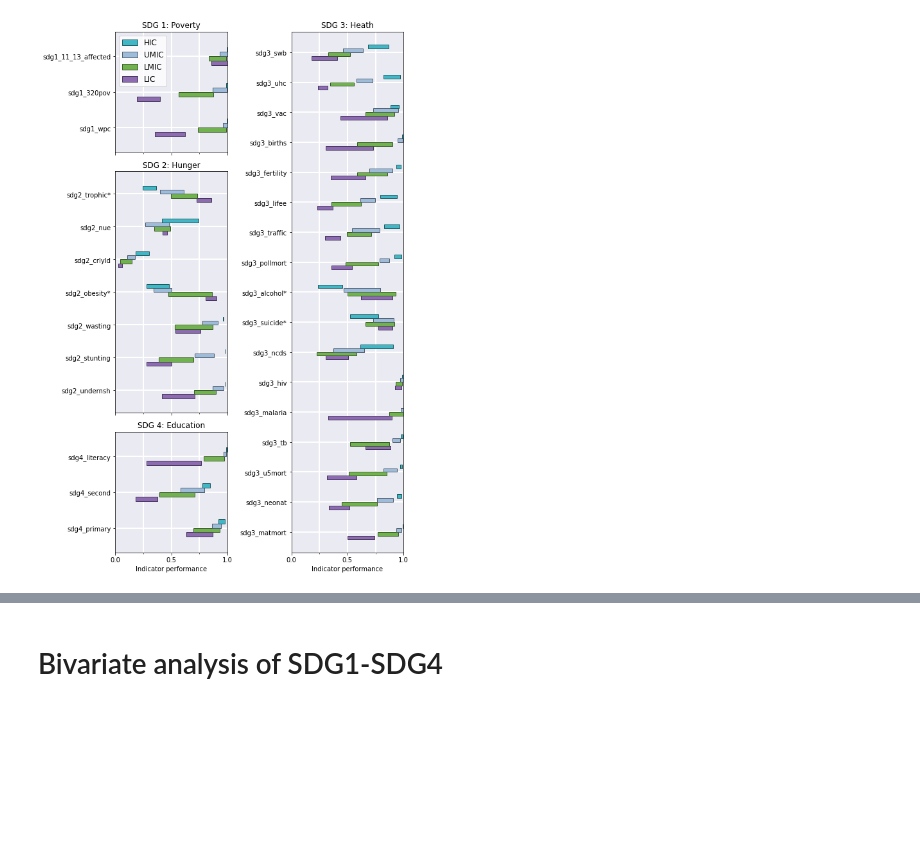
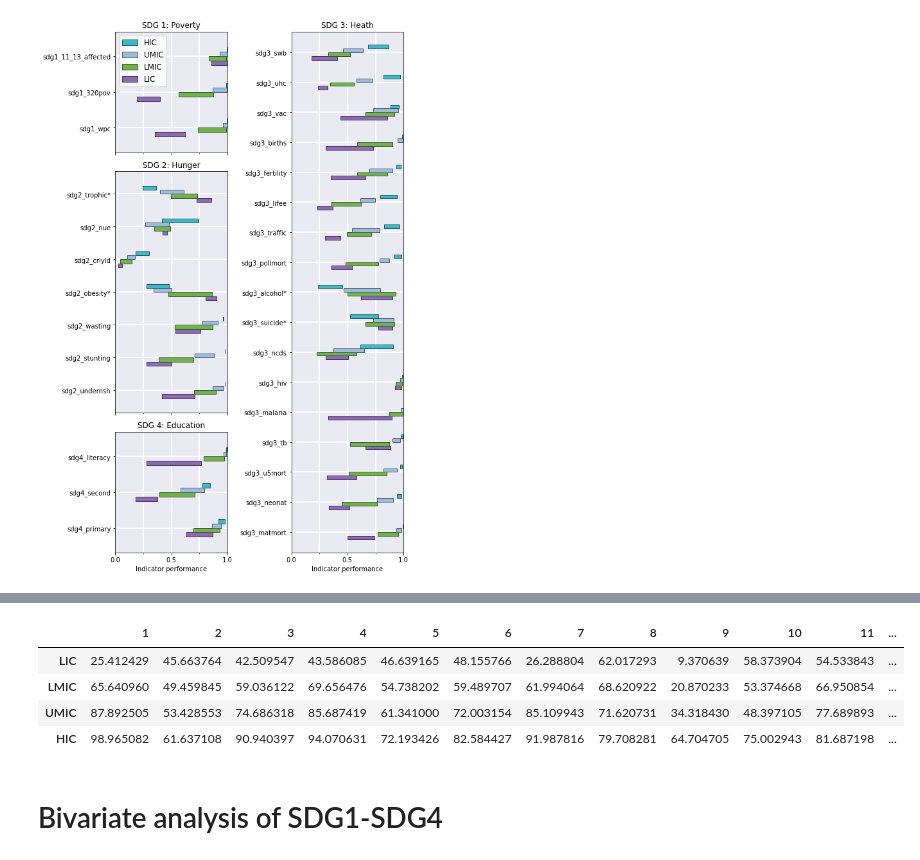
Before and after one commit to emcmd/sdg-dea, a Jupyter notebook: exploratory_analysis.ipynb, the cells around one changed output, grey strips where cells are left out. Saved outputs shown, nothing was run; the diff lists cells and outputs as text; code cells hidden in the pictures; blank space fills up the shorter version.

```diff
--- a/exploratory_analysis.ipynb
+++ b/exploratory_analysis.ipynb
@@ -335,3 +391,11 @@ ax
+# %%
+mean_progress
+# %% [output]
+|  | 1 | 2 | 3 | 4 | 5 | 6 | 7 | 8 | 9 | 10 | 11 | ... |
+| LIC | 25.412429 | 45.663764 | 42.509547 | 43.586085 | 46.639165 | 48.155766 | 26.288804 | 62.017293 | 9.370639 | 58.373904 | 54.533843 | ... |
+| LMIC | 65.640960 | 49.459845 | 59.036122 | 69.656476 | 54.738202 | 59.489707 | 61.994064 | 68.620922 | 20.870233 | 53.374668 | 66.950854 | ... |
+| UMIC | 87.892505 | 53.428553 | 74.686318 | 85.687419 | 61.341000 | 72.003154 | 85.109943 | 71.620731 | 34.318430 | 48.397105 | 77.689893 | ... |
+| HIC | 98.965082 | 61.637108 | 90.940397 | 94.070631 | 72.193426 | 82.584427 | 91.987816 | 79.708281 | 64.704705 | 75.002943 | 81.687198 | ... |
 # %% [markdown]
 # Bivariate analysis of SDG1-SDG4
 # %%
```
Also changed, not shown: parts of 12 cells of this notebook.
